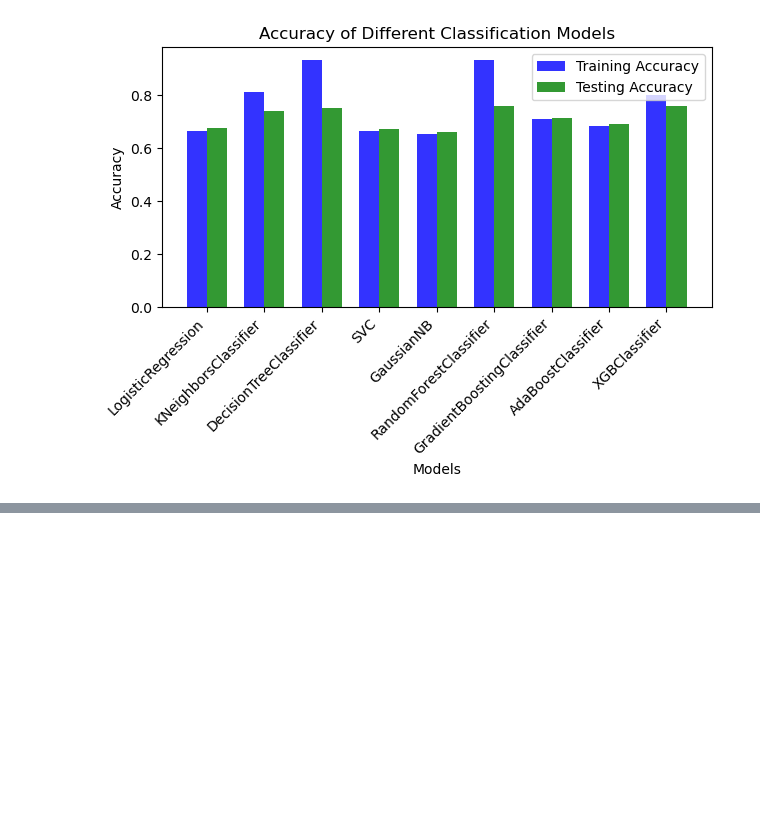
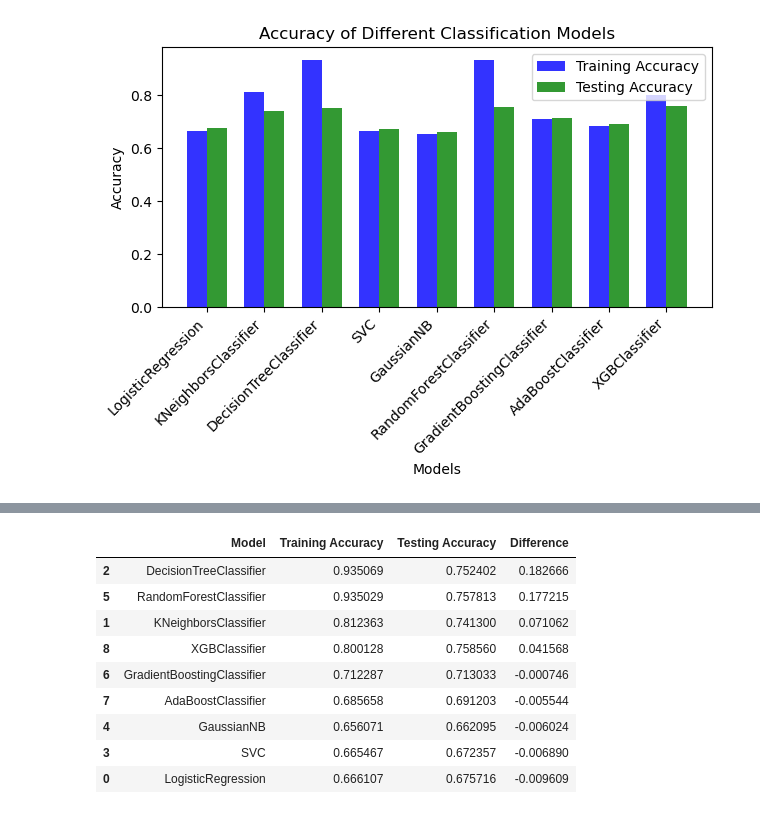
Before and after one commit to GabrielRenno/ddb_final_project, a Jupyter notebook: Modeling.ipynb, the cells around one changed output, grey strips where cells are left out. Saved outputs shown, nothing was run; the diff lists cells and outputs as text; code cells hidden in the pictures; blank space fills up the shorter version.

```diff
--- a/Modeling.ipynb
+++ b/Modeling.ipynb
@@ -116,3 +116,7 @@ plt.tight_layout()
 plt.show()
 # %% [output]
 [figure]
+# %%
+# Create a dataframe of the accuracy scores
+accuracy_df = pd.DataFrame({'Model': model_names, 'Training Accuracy': train_accuracy_scores, 'Testing Accuracy': test_accuracy_scores})
+accuracy_df
@@ -118,0 +134,16 @@ plt.show()
+# %%
+# Create a column with the difference between the training and testing accuracy
+accuracy_df['Difference'] = accuracy_df['Training Accuracy'] - accuracy_df['Testing Accuracy']
+# Sort the dataframe by the difference between the training and testing accuracy
+accuracy_df.sort_values(by='Difference', ascending=False)
+# %% [output]
+|  | Model | Training Accuracy | Testing Accuracy | Difference |
+| 2 | DecisionTreeClassifier | 0.935069 | 0.752402 | 0.182666 |
+| 5 | RandomForestClassifier | 0.935029 | 0.757813 | 0.177215 |
+| 1 | KNeighborsClassifier | 0.812363 | 0.741300 | 0.071062 |
+| 8 | XGBClassifier | 0.800128 | 0.758560 | 0.041568 |
+| 6 | GradientBoostingClassifier | 0.712287 | 0.713033 | -0.000746 |
+| 7 | AdaBoostClassifier | 0.685658 | 0.691203 | -0.005544 |
+| 4 | GaussianNB | 0.656071 | 0.662095 | -0.006024 |
+| 3 | SVC | 0.665467 | 0.672357 | -0.006890 |
+| 0 | LogisticRegression | 0.666107 | 0.675716 | -0.009609 |
```
Also changed, not shown: parts of 7 cells of this notebook, 1 other file.
